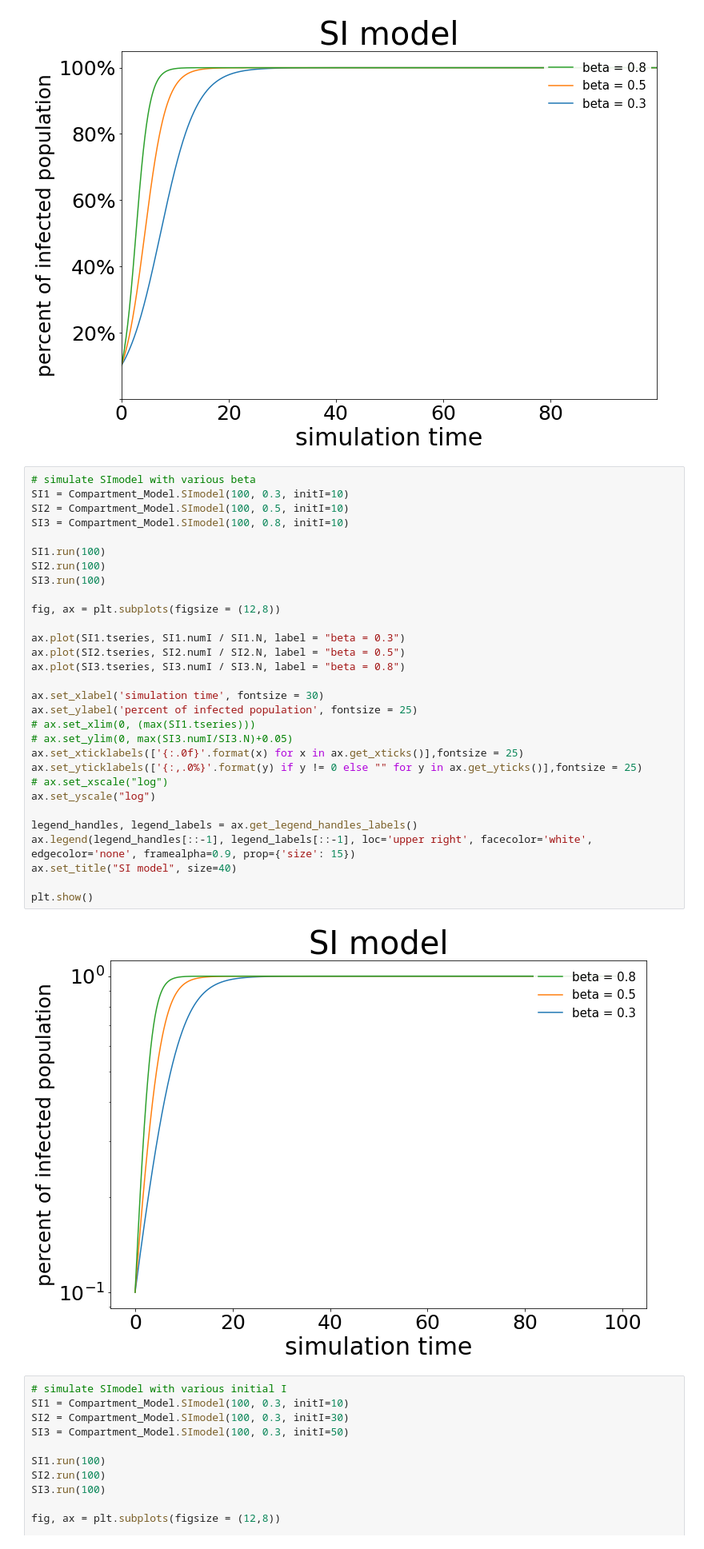
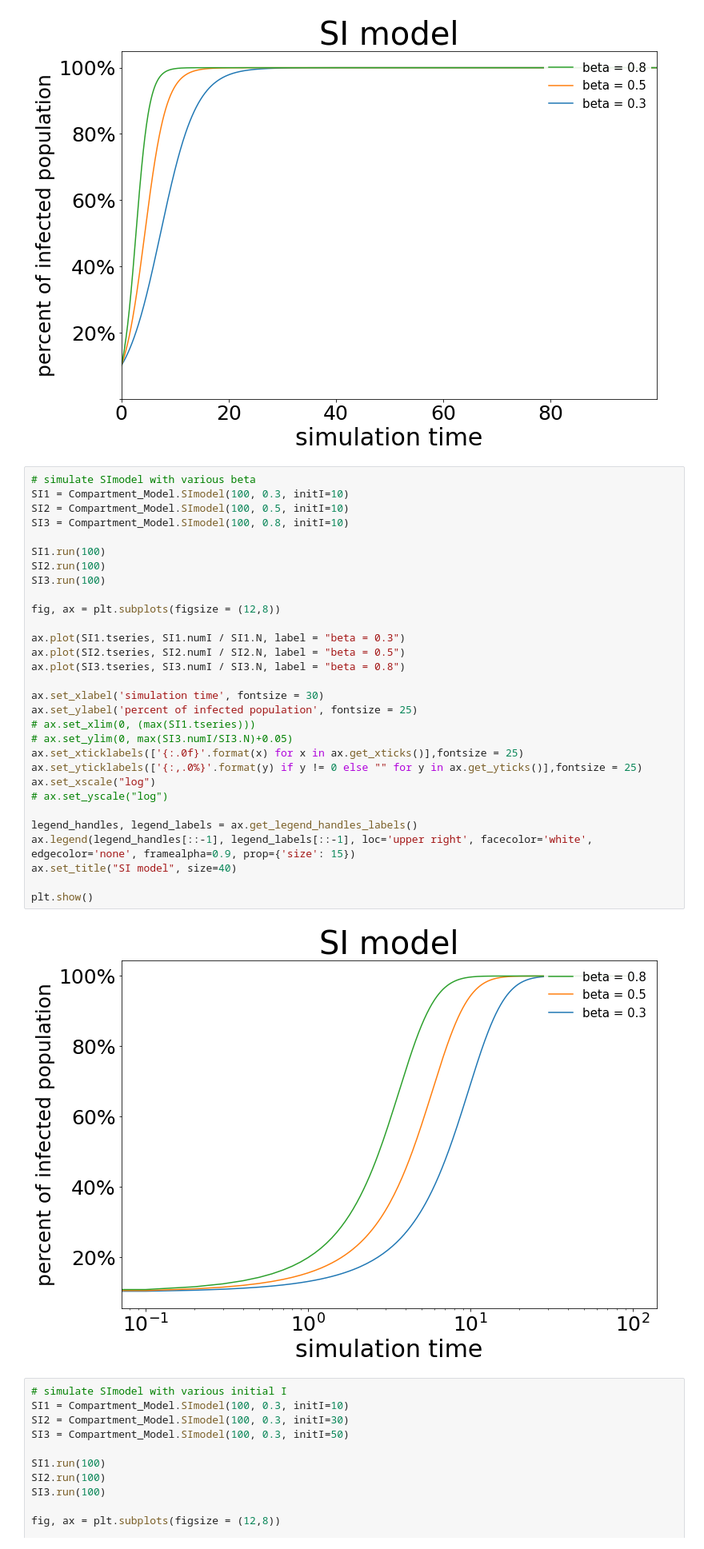
Before and after one commit to GyeongHwan-Jang/SEIRmodel, a Jupyter notebook: main.ipynb, the cells around one changed output. Shown at 80% size. Drawn from its saved outputs; the diff is of its cells as text.

```diff
--- a/main.ipynb
+++ b/main.ipynb
@@ -54,35 +54,35 @@ plt.show()
 # %%
 # simulate SImodel with various beta
 SI1 = Compartment_Model.SImodel(100, 0.3, initI=10)
 SI2 = Compartment_Model.SImodel(100, 0.5, initI=10)
 SI3 = Compartment_Model.SImodel(100, 0.8, initI=10)
 
 SI1.run(100)
 SI2.run(100)
 SI3.run(100)
 
 fig, ax = plt.subplots(figsize = (12,8))
 
 ax.plot(SI1.tseries, SI1.numI / SI1.N, label = "beta = 0.3")
 ax.plot(SI2.tseries, SI2.numI / SI2.N, label = "beta = 0.5")
 ax.plot(SI3.tseries, SI3.numI / SI3.N, label = "beta = 0.8")
 
 ax.set_xlabel('simulation time', fontsize = 30)
 ax.set_ylabel('percent of infected population', fontsize = 25)
 # ax.set_xlim(0, (max(SI1.tseries)))
 # ax.set_ylim(0, max(SI3.numI/SI3.N)+0.05)
 ax.set_xticklabels(['{:.0f}'.format(x) for x in ax.get_xticks()],fontsize = 25)
 ax.set_yticklabels(['{:,.0%}'.format(y) if y != 0 else "" for y in ax.get_yticks()],fontsize = 25)
-# ax.set_xscale("log")
-ax.set_yscale("log")
+ax.set_xscale("log")
+# ax.set_yscale("log")
 
 legend_handles, legend_labels = ax.get_legend_handles_labels()
 ax.legend(legend_handles[::-1], legend_labels[::-1], loc='upper right', facecolor='white', edgecolor='none', framealpha=0.9, prop={'size': 15})
 ax.set_title("SI model", size=40)
 
 plt.show()
 # %% [output]
-[figure, old version]
+[figure, new version]
 # %%
 # simulate SImodel with various initial I
 SI1 = Compartment_Model.SImodel(100, 0.3, initI=10)
```
Also changed, not shown: parts of 5 cells of this notebook.
